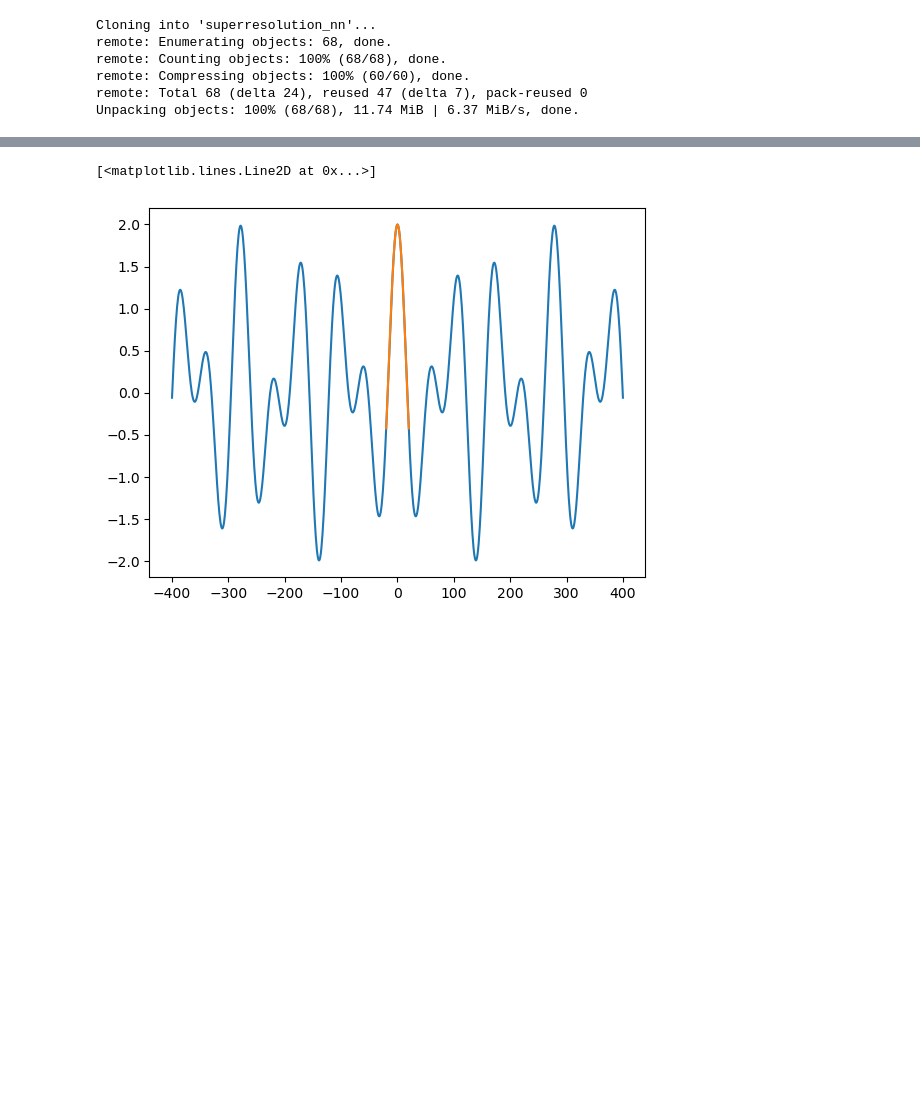
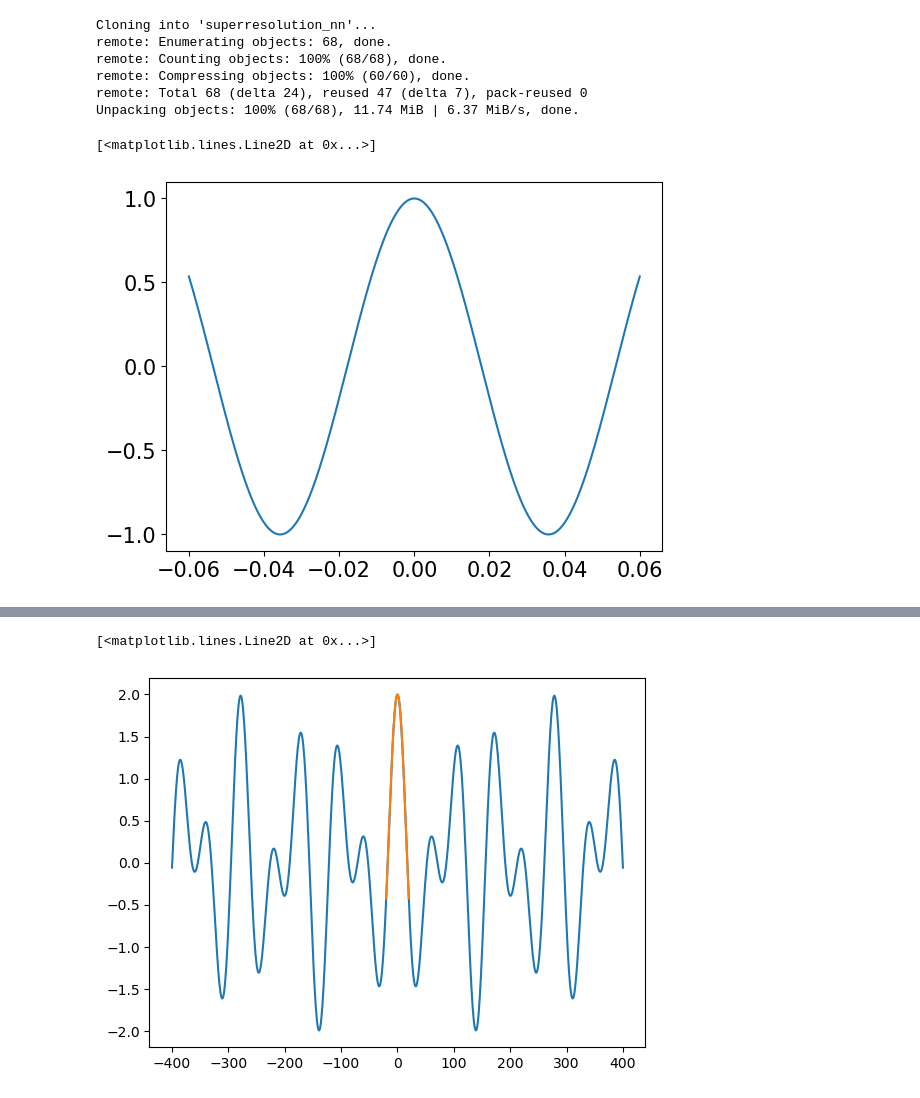
Before and after one commit to qwerty29544/superresolution_nn, a Jupyter notebook: ipynb/superresolution_gpu.ipynb, the cells around one changed output, grey strips where cells are left out. Drawn from its saved outputs; the diff is of its cells as text; code cells hidden in the pictures; blank space fills up the shorter version.

```diff
--- a/ipynb/superresolution_gpu.ipynb
+++ b/ipynb/superresolution_gpu.ipynb
@@ -66,4 +66,9 @@ targets = [-0.007, 0.012]              # Положения целей
 amplitude = [300, 300]
+# %%
+plt.plot(alpha, Fexp(alpha, K))
+# %% [output]
+[<matplotlib.lines.Line2D at 0x...>]
+[figure, added]
 # %%
 n_real = np.arange(-K, K + 1)                 # Реальное перечисление номеров излучателей
 n_virtual = np.arange(-NP, NP + 1)            # Идеальное (виртуальное) число излучателей
```
Also changed, not shown: parts of 10 cells of this notebook, 3 other files.
